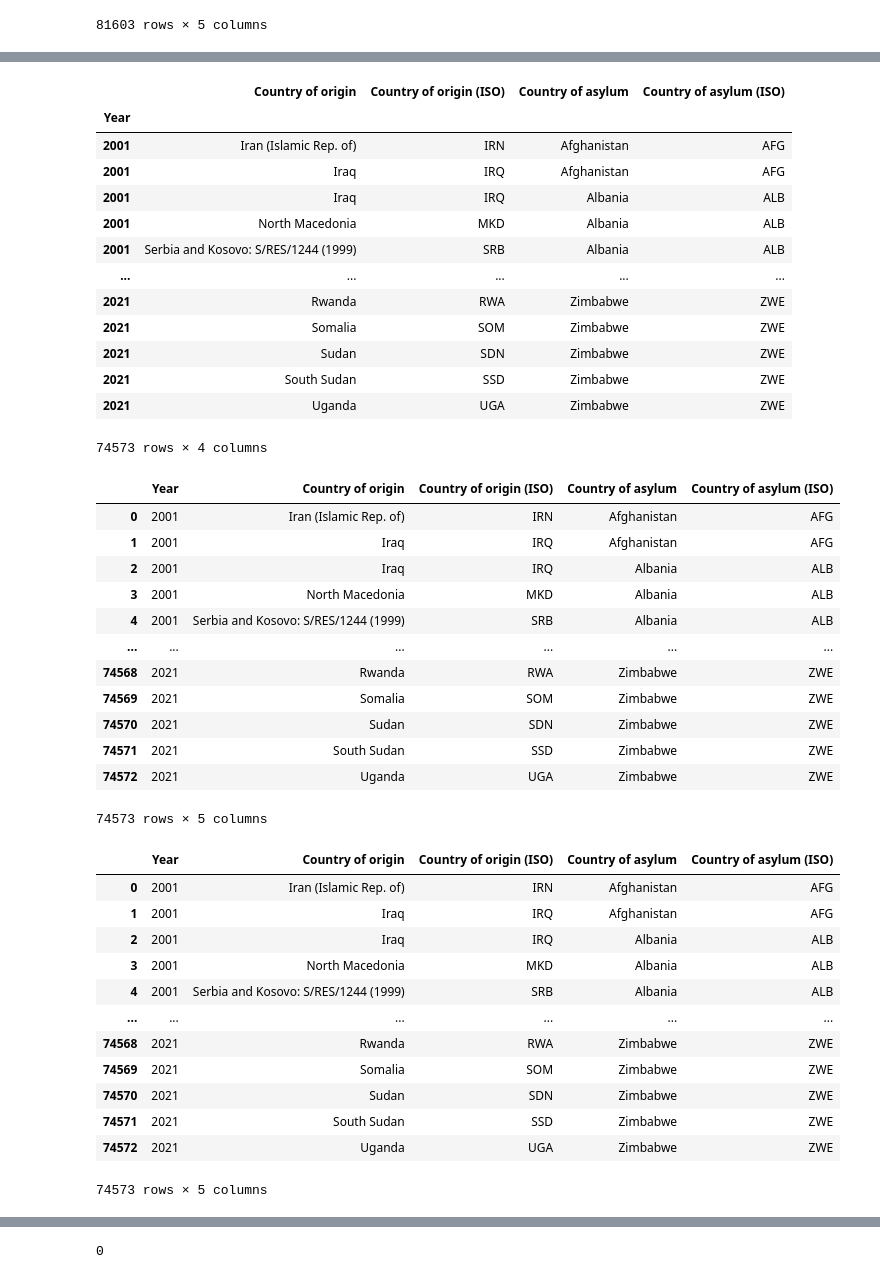
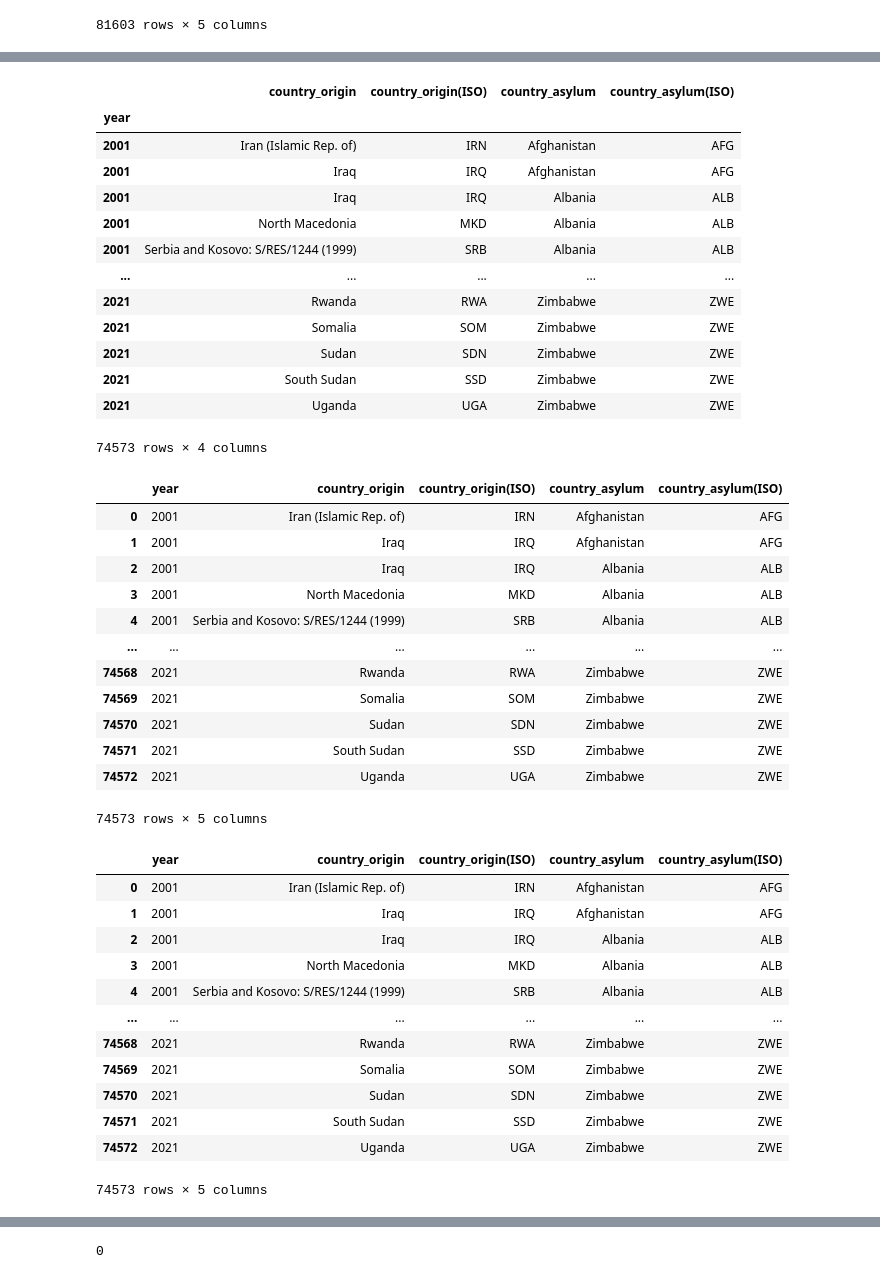
Before and after one commit to Nerdosth/Refugee-Migration, a Jupyter notebook: Refugee Migration.ipynb, the cells around one changed output, grey strips where cells are left out. Cells and saved outputs as stored; diff of their text form; code cells hidden in the pictures.

```diff
--- a/Refugee Migration.ipynb
+++ b/Refugee Migration.ipynb
@@ -57,0 +70,5 @@ population_df_dropped
+# %%
+#Renaming Columns.
+population_df_dropped=population_df_dropped.rename(columns={'Year':'year','Country of origin':'country_origin', 'Country of origin (ISO)': 'country_origin(ISO)',\
+                                                        'Country of asylum':'country_asylum','Country of asylum (ISO)':'country_asylum(ISO)'})
+population_df_dropped
@@ -58,11 +89,11 @@ population_df_dropped
 # %%
 #Drop year 2000 and 2022 from the rows using Index.
-data_index=population_df_dropped.set_index("Year")
+data_index=population_df_dropped.set_index("year")
 data_index=data_index.drop([2000,2022], axis=0)
 data_index
 # %% [output]
-|  | Country of origin | Country of origin (ISO) | Country of asylum | Country of asylum (ISO) |
-| Year |  |  |  |  |
+|  | country_origin | country_origin(ISO) | country_asylum | country_asylum(ISO) |
+| year |  |  |  |  |
 | 2001 | Iran (Islamic Rep. of) | IRN | Afghanistan | AFG |
 | 2001 | Iraq | IRQ | Afghanistan | AFG |
 | 2001 | Iraq | IRQ | Albania | ALB |
@@ -80,7 +111,7 @@ data_index
 population_df_dropped_rows=data_index.reset_index()
 population_df_dropped_rows
 # %% [output]
-|  | Year | Country of origin | Country of origin (ISO) | Country of asylum | Country of asylum (ISO) |
+|  | year | country_origin | country_origin(ISO) | country_asylum | country_asylum(ISO) |
 | 0 | 2001 | Iran (Islamic Rep. of) | IRN | Afghanistan | AFG |
 | 1 | 2001 | Iraq | IRQ | Afghanistan | AFG |
 | 2 | 2001 | Iraq | IRQ | Albania | ALB |
@@ -99,7 +130,7 @@ pop_rep=population_df_dropped_rows.replace(to_replace="TÃ¼rkiye",
            value="Turkey")
 pop_rep
 # %% [output]
-|  | Year | Country of origin | Country of origin (ISO) | Country of asylum | Country of asylum (ISO) |
+|  | year | country_origin | country_origin(ISO) | country_asylum | country_asylum(ISO) |
 | 0 | 2001 | Iran (Islamic Rep. of) | IRN | Afghanistan | AFG |
 | 1 | 2001 | Iraq | IRQ | Afghanistan | AFG |
 | 2 | 2001 | Iraq | IRQ | Albania | ALB |
```
Also changed, not shown: parts of 32 cells of this notebook, 10 other files.
